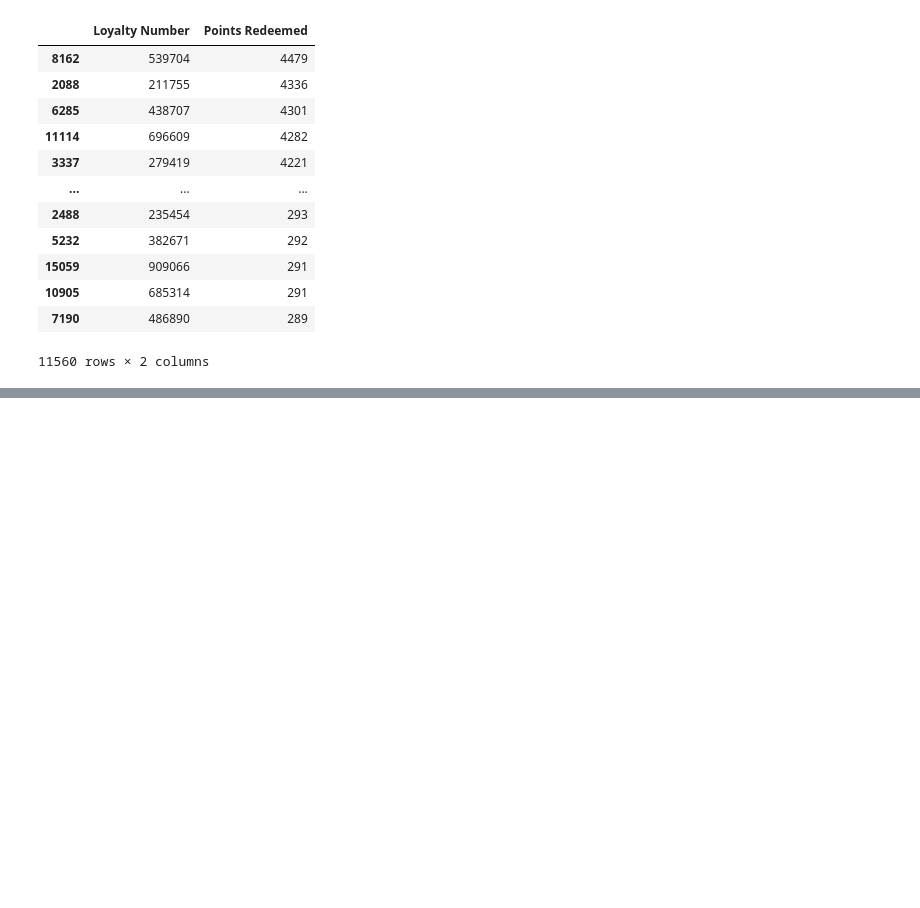
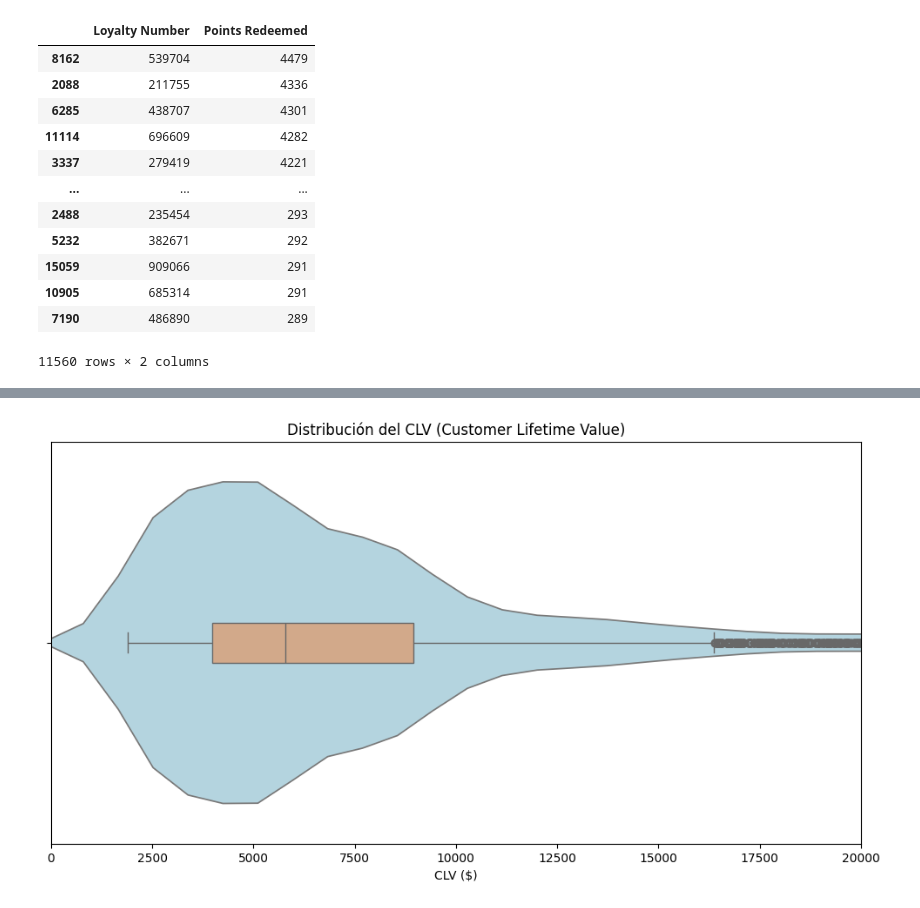
Before and after one commit to omniaunusest/bda-modulo-3-evaluacion-final-fork, a Jupyter notebook: EDA.ipynb, the cells around one changed output, grey strips where cells are left out. Saved outputs shown, nothing was run; the diff lists cells and outputs as text; code cells hidden in the pictures; blank space fills up the shorter version.

```diff
--- a/EDA.ipynb
+++ b/EDA.ipynb
@@ -291,0 +311,10 @@ plt.show()
+# %%
+plt.figure(figsize=(12, 6))
+sns.violinplot(x=dfloyalty['CLV'], color='lightblue', inner=None)  # Sin caja interna
+sns.boxplot(x=dfloyalty['CLV'], width=0.1, color="#dea77ef8")  # Boxplot superpuesto
+plt.title('Distribución del CLV (Customer Lifetime Value)')
+plt.xlabel('CLV ($)')
+plt.xlim(0, 20000)
+plt.show()
+# %% [output]
+[figure, added]
```
Also changed, not shown: parts of 12 cells of this notebook, 7 other files.
